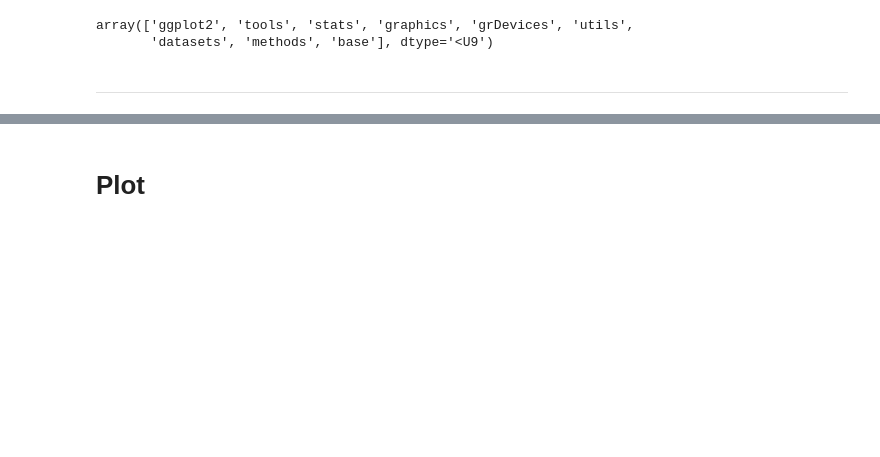
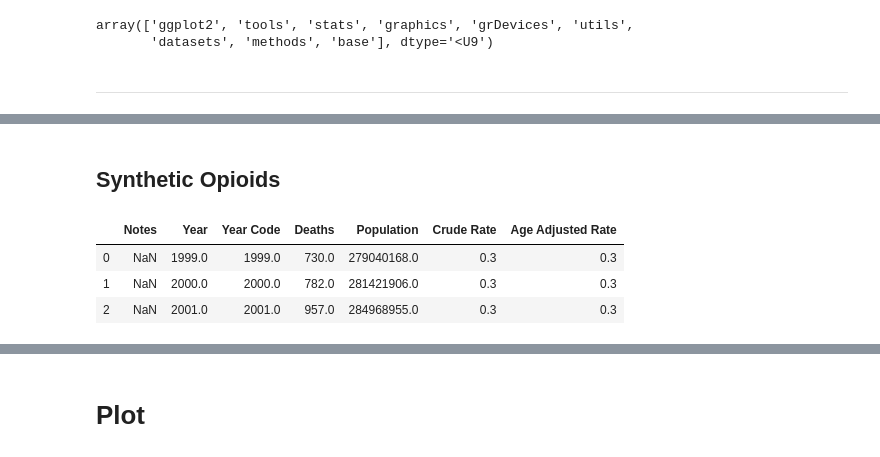
Before and after one commit to nithish08/opioids, a Jupyter notebook: src/MS-fentanyl-rise.ipynb, the cells around one changed output, grey strips where cells are left out. Drawn from its saved outputs; the diff is of its cells as text; code cells hidden in the pictures; blank space fills up the shorter version.

```diff
--- a/src/MS-fentanyl-rise.ipynb
+++ b/src/MS-fentanyl-rise.ipynb
@@ -18,0 +28,15 @@ array(['ggplot2', 'tools', 'stats', 'graphics', 'grDevices', 'utils',
+# %%
+# Deaths due to synthetic opioids (e.g. fentanyl) per year
+synthetic = pd.read_csv('../input/synthetic-deaths-per-year.csv', sep='\t')
+
+# Deaths from all drugs per year
+drugs = pd.read_csv('../input/deaths-per-year.csv', sep='\t')
+# %% [markdown]
+## Synthetic Opioids
+# %%
+synthetic.head(3)
+# %% [output]
+|  | Notes | Year | Year Code | Deaths | Population | Crude Rate | Age Adjusted Rate |
+| 0 | NaN | 1999.0 | 1999.0 | 730.0 | 279040168.0 | 0.3 | 0.3 |
+| 1 | NaN | 2000.0 | 2000.0 | 782.0 | 281421906.0 | 0.3 | 0.3 |
+| 2 | NaN | 2001.0 | 2001.0 | 957.0 | 284968955.0 | 0.3 | 0.3 |
```
Also changed, not shown: parts of 15 cells of this notebook, 16 other files.
